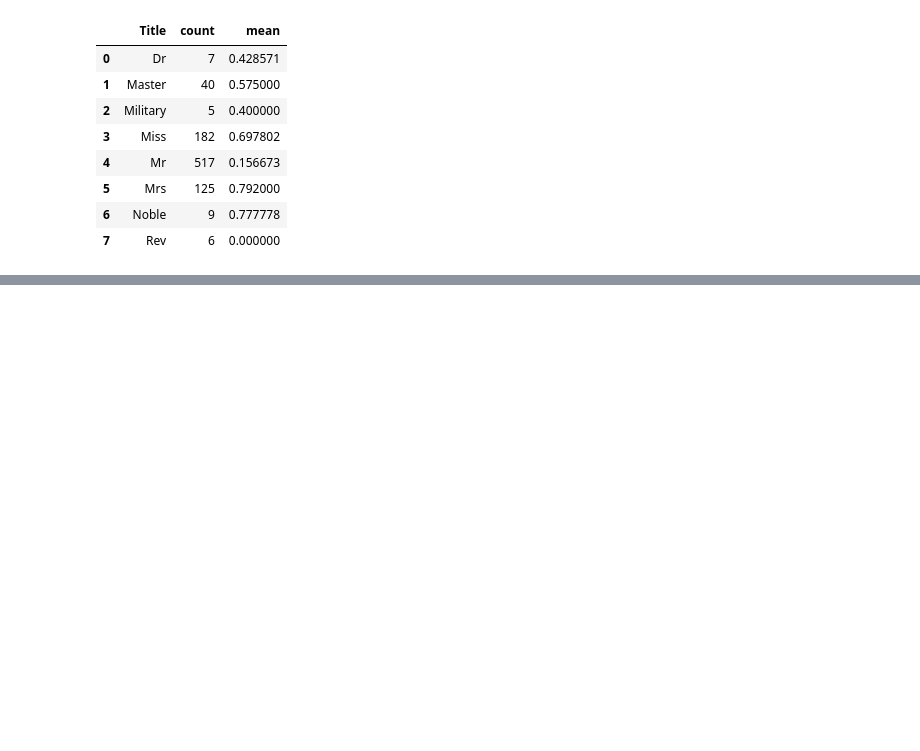
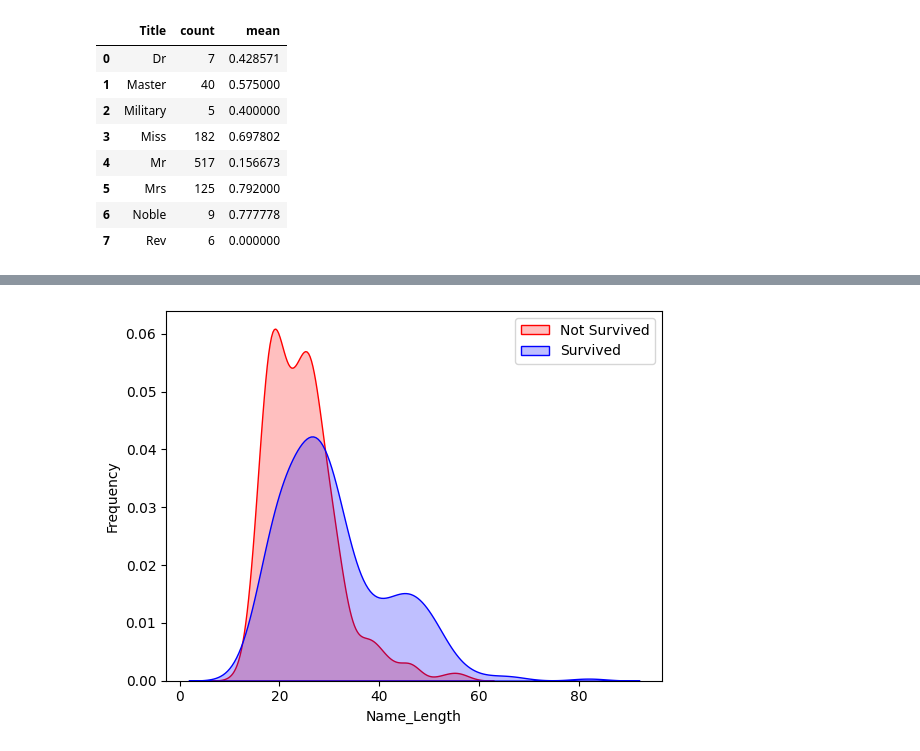
Before and after one commit to jonidaniel/data-science-and-machine-learning, a Jupyter notebook: kaggle/competitions/titanic-machine-learning-from-disaster/titanic.ipynb, the cells around one changed output, grey strips where cells are left out. Drawn from its saved outputs; the diff is of its cells as text; code cells hidden in the pictures; blank space fills up the shorter version.

Commit message:
Explore passenger name lenghts, also cut them up into categories

```diff
--- a/kaggle/competitions/titanic-machine-learning-from-disaster/titanic.ipynb
+++ b/kaggle/competitions/titanic-machine-learning-from-disaster/titanic.ipynb
@@ -554,0 +545,4 @@ train_df.groupby(['Title'], as_index=False)['Survived'].agg(['count', 'mean'])
+# %%
+# Take each name length and put them in a separate column
+train_df['Name_Length'] = train_df['Name'].apply(lambda x : len(x))
+test_df['Name_Length'] = test_df['Name'].apply(lambda x : len(x))
@@ -554,0 +559,10 @@ train_df.groupby(['Title'], as_index=False)['Survived'].agg(['count', 'mean'])
+# %%
+# Plot the name lengths as a kernel density estimate (KDE) plot
+g = sns.kdeplot(train_df['Name_Length'][(train_df['Survived']==0) & (train_df['Name_Length'].notnull())], color='Red', fill=True)
+g = sns.kdeplot(train_df['Name_Length'][(train_df['Survived']==1) & (train_df['Name_Length'].notnull())], ax=g, color='Blue', fill=True)
+g.set_xlabel('Name_Length')
+g.set_ylabel('Frequency')
+g = g.legend(['Not Survived', 'Survived'])
+# A lengthy name had a positive effect on survival
+# %% [output]
+[figure, added]
```
Also changed, not shown: parts of 9 cells of this notebook.
